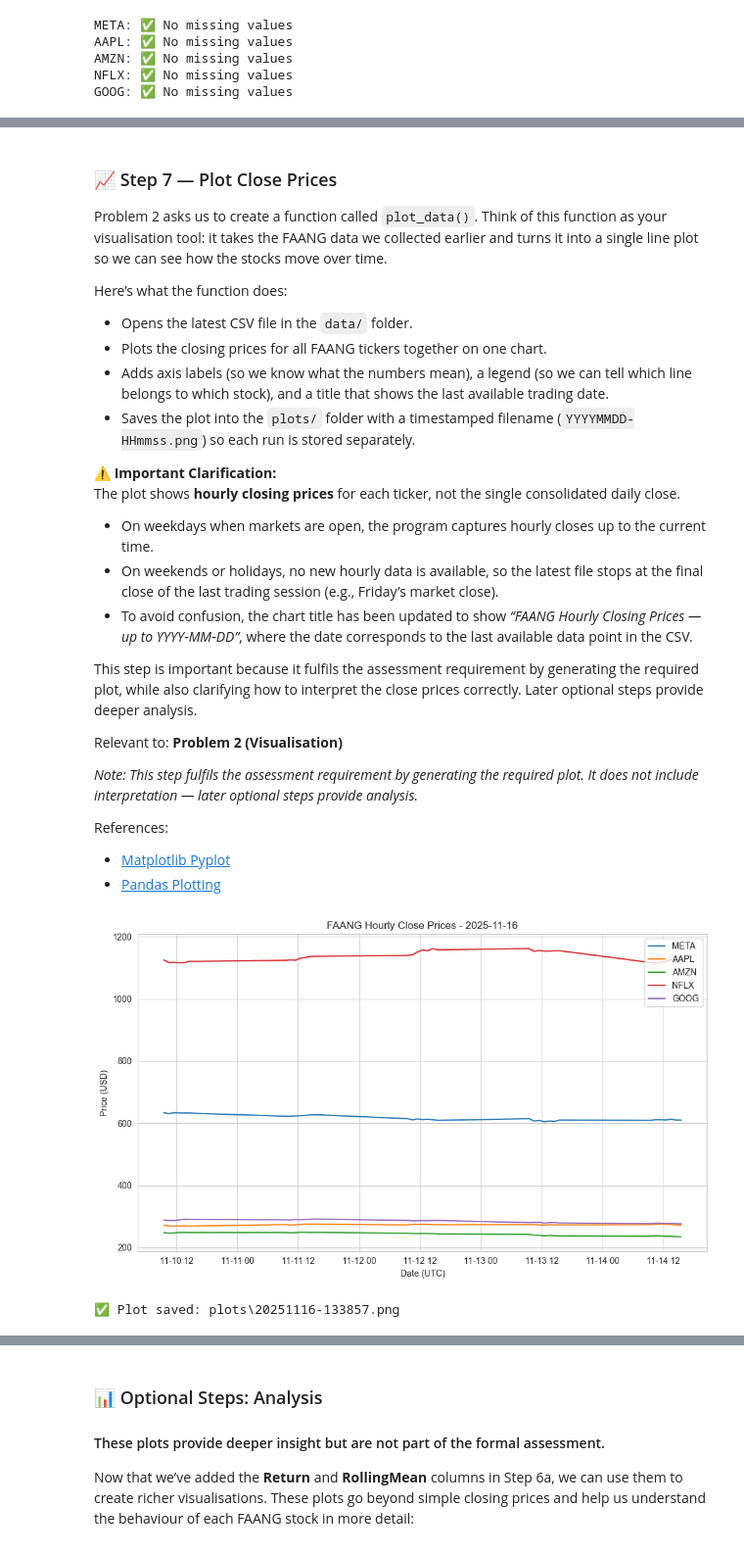
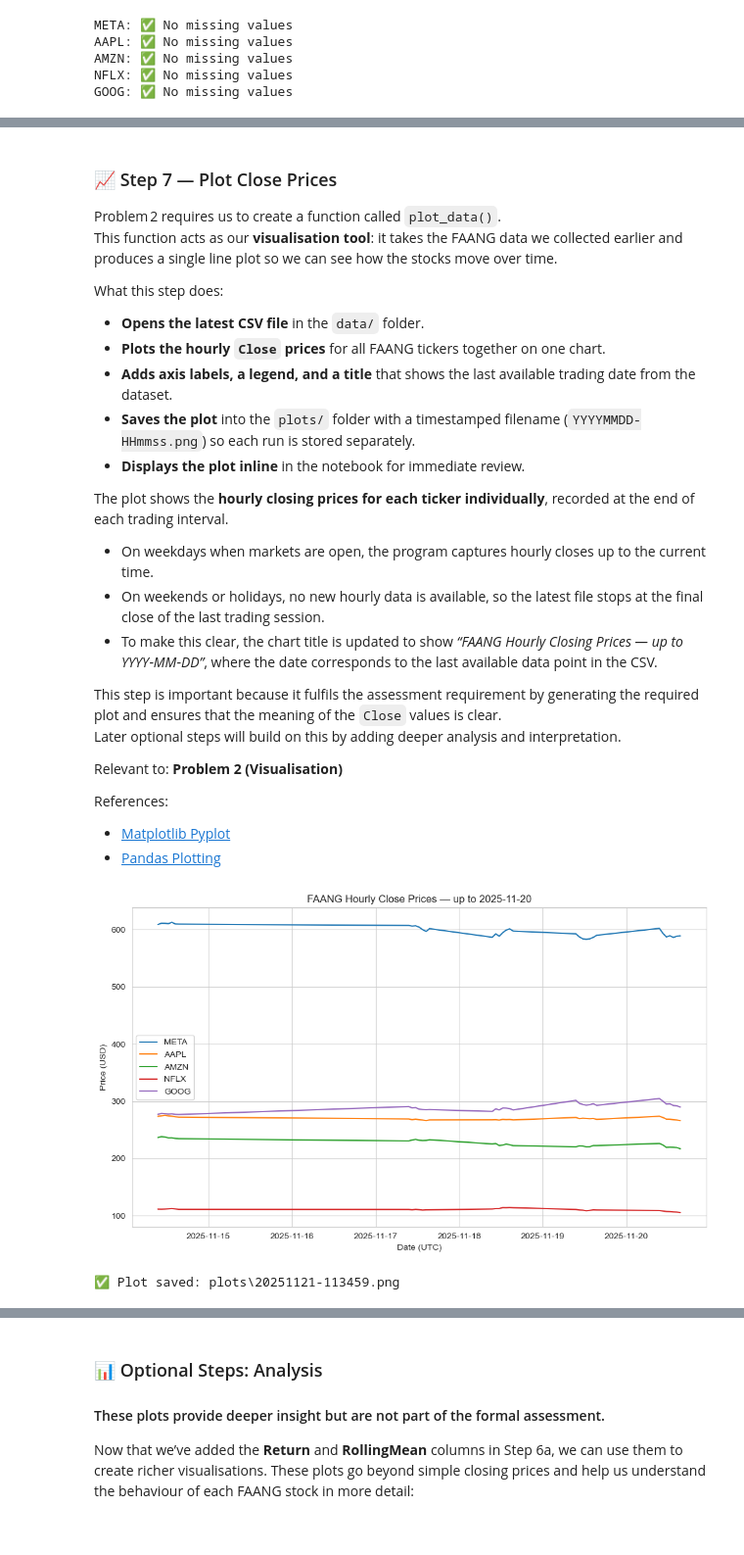
Before and after one commit to ECronin1973/computer_infrastructure, a Jupyter notebook: problems.ipynb, the cells around one changed output, grey strips where cells are left out. Shown at 98% size. Saved outputs shown, nothing was run; the diff lists cells and outputs as text; code cells hidden in the pictures.

Commit message:
notebook updated to ensure clarity with assignment requirements

```diff
--- a/problems.ipynb
+++ b/problems.ipynb
@@ -516,62 +557,72 @@ for sym, df in data.items():
 # %% [markdown]
 ### 📈 Step 7 — Plot Close Prices
 
-Problem 2 asks us to create a function called `plot_data()`. Think of this function as your visualisation tool: it takes the FAANG data we collected earlier and turns it into a single line plot so we can see how the stocks move over time.
+Problem 2 requires us to create a function called `plot_data()`.
+This function acts as our **visualisation tool**: it takes the FAANG data we collected earlier and produces a single line plot so we can see how the stocks move over time.
 
-Here’s what the function does:
-- Opens the latest CSV file in the `data/` folder.
-- Plots the closing prices for all FAANG tickers together on one chart.
-- Adds axis labels (so we know what the numbers mean), a legend (so we can tell which line belongs to which stock), and a title that shows the last available trading date.
-- Saves the plot into the `plots/` folder with a timestamped filename (`YYYYMMDD-HHmmss.png`) so each run is stored separately.
+What this step does:
+- **Opens the latest CSV file** in the `data/` folder.
+- **Plots the hourly `Close` prices** for all FAANG tickers together on one chart.
+- **Adds axis labels, a legend, and a title** that shows the last available trading date from the dataset.
+- **Saves the plot** into the `plots/` folder with a timestamped filename (`YYYYMMDD-HHmmss.png`) so each run is stored separately.
+- **Displays the plot inline** in the notebook for immediate review.
 
-⚠️ **Important Clarification:**
-The plot shows **hourly closing prices** for each ticker, not the single consolidated daily close.
+The plot shows the **hourly closing prices for each ticker individually**, recorded at the end of each trading interval.
 - On weekdays when markets are open, the program captures hourly closes up to the current time.
-- On weekends or holidays, no new hourly data is available, so the latest file stops at the final close of the last trading session (e.g., Friday’s market close).
-- To avoid confusion, the chart title has been updated to show *“FAANG Hourly Closing Prices — up to YYYY‑MM‑DD”*, where the date corresponds to the last available data point in the CSV.
+- On weekends or holidays, no new hourly data is available, so the latest file stops at the final close of the last trading session.
+- To make this clear, the chart title is updated to show *“FAANG Hourly Closing Prices — up to YYYY‑MM‑DD”*, where the date corresponds to the last available data point in the CSV.
 
-This step is important because it fulfils the assessment requirement by generating the required plot, while also clarifying how to interpret the close prices correctly. Later optional steps provide deeper analysis.
+This step is important because it fulfils the assessment requirement by generating the required plot and ensures that the meaning of the `Close` values is clear.
+Later optional steps will build on this by adding deeper analysis and interpretation.
 
 Relevant to: **Problem 2 (Visualisation)**
 
-*Note: This step fulfils the assessment requirement by generating the required plot. It does not include interpretation — later optional steps provide analysis.*
-
 References:
-
 - [Matplotlib Pyplot](https://matplotlib.org/stable/api/pyplot_summary.html#module-matplotlib.pyplot)
 - [Pandas Plotting](https://pandas.pydata.org/docs/reference/api/pandas.DataFrame.plot.html)
 # %%
 def plot_data():
+    import pandas as pd
+    import matplotlib.pyplot as plt
+    from pathlib import Path
+    from datetime import datetime, timezone
+
     tickers = ["META", "AAPL", "AMZN", "NFLX", "GOOG"]
     data = load_latest_data(tickers, folder="data", show_preview=False)
 
     PLOTS_DIR = Path("plots")
     PLOTS_DIR.mkdir(parents=True, exist_ok=True)
 
     fig, ax = plt.subplots(figsize=(10, 6))
+    last_dates = []
+
     for sym, df in data.items():
-        if 'Close' in df.columns and not df.empty:
+        if 'Date' in df.columns and 'Close' in df.columns and not df.empty:
             x = pd.to_datetime(df['Date'], errors='coerce')
-            y = df['Close']
+            y = pd.to_numeric(df['Close'], errors='coerce')
             ax.plot(x, y, label=sym)
+            last_dates.append(x.max())
 
-    today = datetime.now().strftime("%Y-%m-%d")
-    ax.set_title(f"FAANG Hourly Close Prices - {today}")
+    title_date = "No data"
+    if last_dates and pd.notnull(max(last_dates)):
+        title_date = pd.to_datetime(max(last_dates)).strftime('%Y-%m-%d')
+
+    ax.set_title(f"FAANG Hourly Close Prices — up to {title_date}")
     ax.set_xlabel("Date (UTC)")
     ax.set_ylabel("Price (USD)")
     ax.legend()
 
     ts = datetime.now(timezone.utc).strftime('%Y%m%d-%H%M%S')
     filename = PLOTS_DIR / f"{ts}.png"
     fig.tight_layout()
-    fig.savefig(filename)
+    fig.savefig(str(filename))
+
     plt.show()
-
     print(f"✅ Plot saved: {filename}")
 
 # Call the function
 plot_data()
 # %% [output]
-[figure, old version]
+[figure, new version]
-✅ Plot saved: plots\20251116-133857.png
+✅ Plot saved: plots\20251121-113459.png
 # %% [markdown]
```
Also changed, not shown: parts of 22 cells of this notebook, 15 other files.
